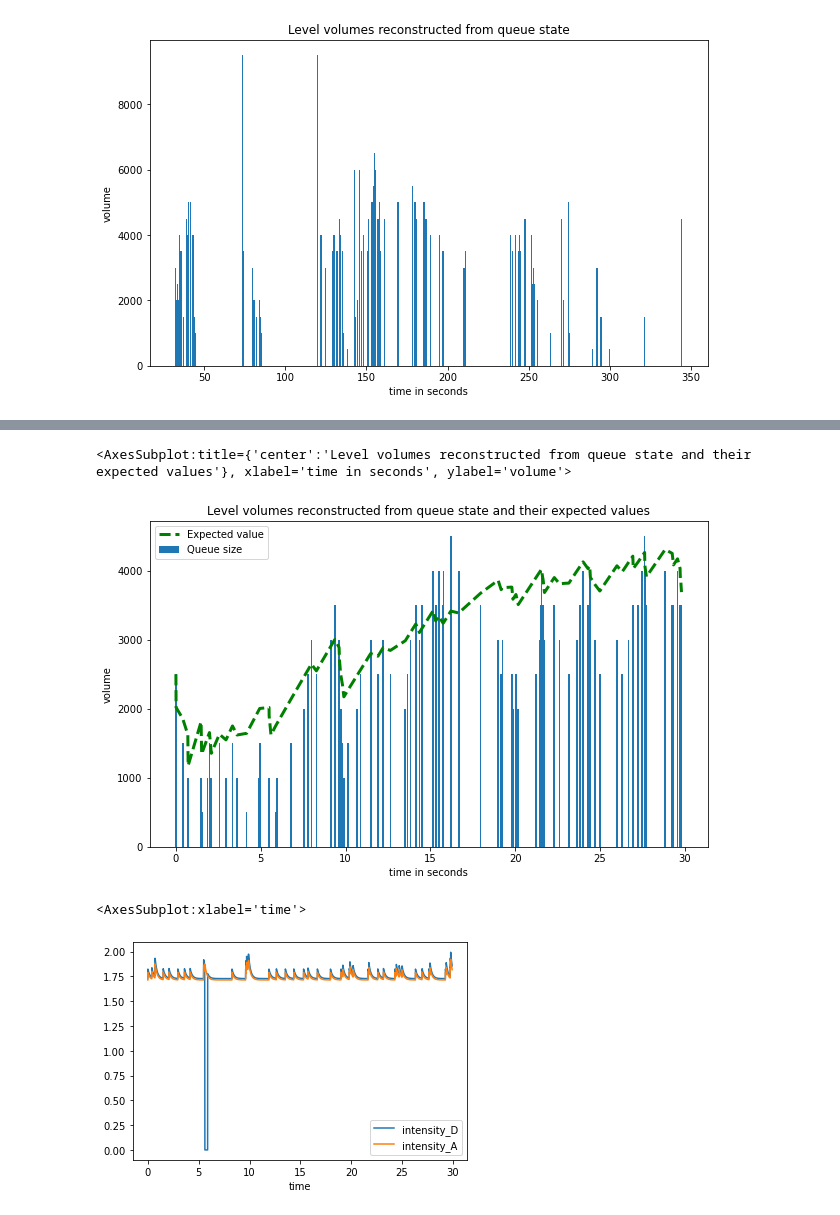
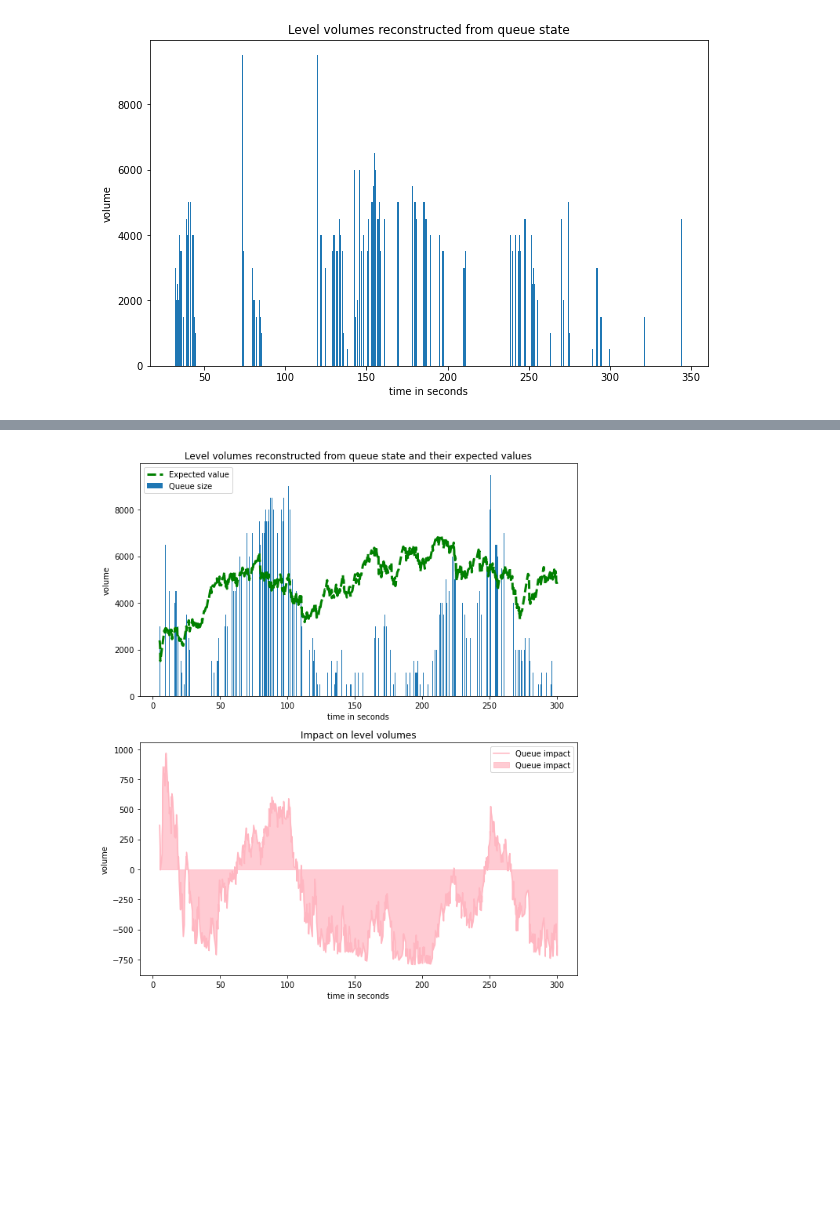
Before and after one commit to claudio-ICL/ondepi, a Jupyter notebook: ondepi/applications/filter.ipynb, the cells around one changed output, grey strips where cells are left out. Cells and saved outputs as stored; diff of their text form; code cells hidden in the pictures; blank space fills up the shorter version.

```diff
--- a/ondepi/applications/filter.ipynb
+++ b/ondepi/applications/filter.ipynb
@@ -59,5 +59,4 @@ df.describe()
 # %%
-plot_sample.plot_df_detection(df, std_size=std_size, width=1.e-1)
+plot_sample.plot_detection_and_impact(df, time_range=(5, 500), std_size=std_size)
 # %% [output]
-<AxesSubplot:title={'center':'Level volumes reconstructed from queue state and their expected values'}, xlabel='time in seconds', ylabel='volume'>
-[figure, old version]
+[figure, new version]
@@ -66,5 +62,0 @@ df_intensity = queue.get_df_intensity_process()
-# %%
-df_intensity.set_index('time')[['intensity_D', 'intensity_A']].plot()
-# %% [output]
-<AxesSubplot:xlabel='time'>
-[figure, removed]
```
Also changed, not shown: parts of 4 cells of this notebook, 3 other files.
